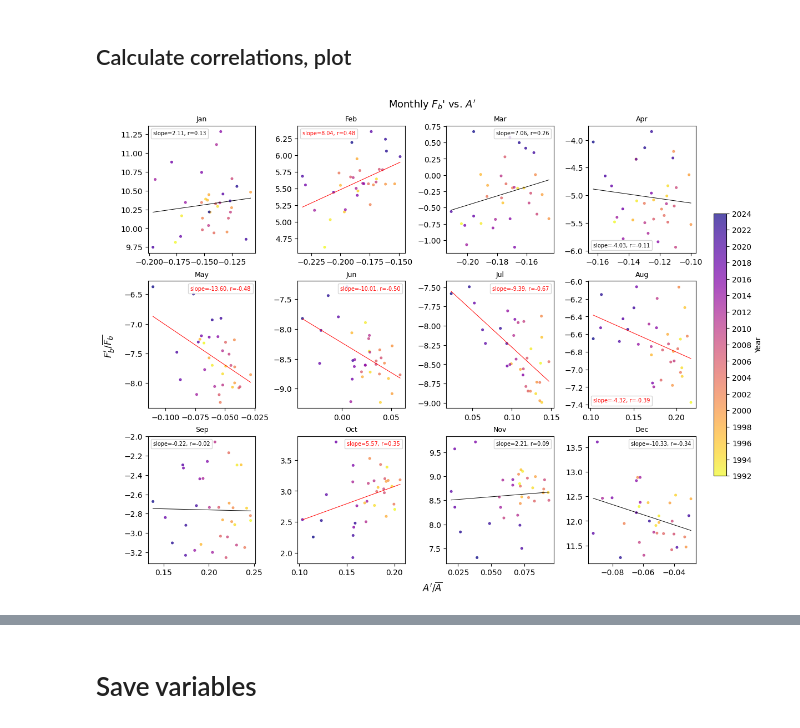
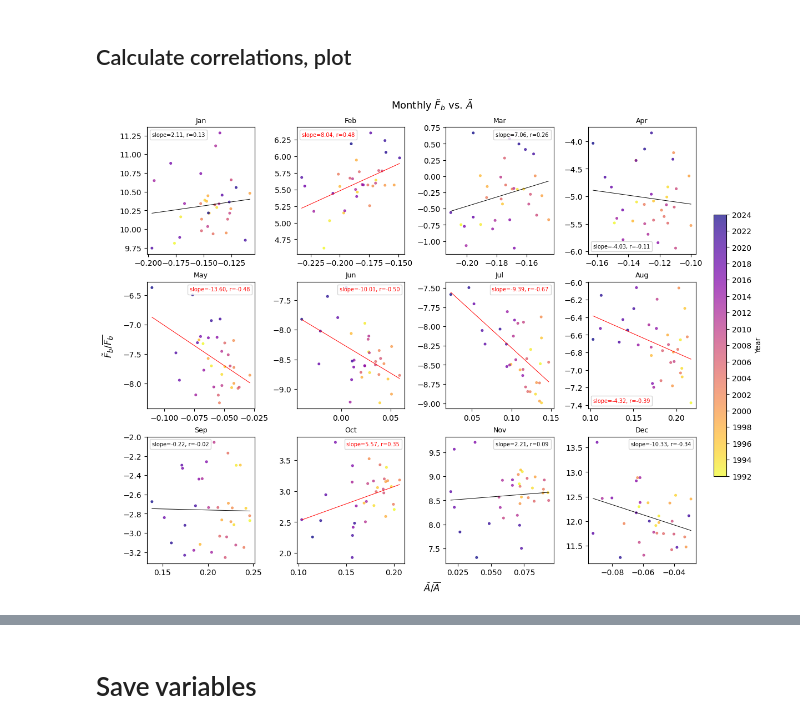
Before and after one commit to sarahhzhangg/ECCOV4r5_WMT, a Jupyter notebook: ECCO_WMT_paper_correlationcalc.ipynb, the cells around one changed output, grey strips where cells are left out. Cells and saved outputs as stored; diff of their text form; code cells hidden in the pictures.

```diff
--- a/ECCO_WMT_paper_correlationcalc.ipynb
+++ b/ECCO_WMT_paper_correlationcalc.ipynb
@@ -48,9 +36,5 @@ v4r5_fp = '/export/data1/szhang6/ECCO2/LLC90/v4r5_monthly/'
 # %%
-use_iters = []
-
-pattern = "EXFempmr.*.data"
-
-# Construct the full path pattern
+pattern = "oceQnet.*.data"
 full_path_pattern = os.path.join(v4r5_fp, pattern)
 
 # List files matching the pattern
@@ -65,7 +49,7 @@ last hour interval: 0000288540 (2024-11-30 00:00:00)
 num iterations saved:  395
 # %%
 var_pop = ['sst','sss','sfc_hflux_coupler','pme_river','melt']
-ecco_vars = ['THETA', 'SALT', 'oceQnet', 'EXFempmr', 'oceFWflx', 'SIatmFW']
+ecco_vars = ['THETA', 'SALT', 'oceQnet', 'oceFWflx', 'SIatmFW']
 
 file_vars = {'sst': 'THETA',
             'sss': 'SALT',
@@ -73,7 +57,7 @@ file_vars = {'sst': 'THETA',
             'pme_river': 'oceFWflx',
             'melt': ['oceFWflx', 'SIatmFW']}
 
-# THIS VERSION ASSUMES OUTPUTS ARE ALREADY MONTHLY MEANS
+# ASSUMES OUTPUTS ARE ALREADY MONTHLY MEANS
 monthly_mean = {}
 for ecco_varname in ecco_vars:
     variable_monthly_means = {}
@@ -85,6 +69,5 @@ for ecco_varname in ecco_vars:
         variable_monthly_means[yr_month] = daily_vals
 
     monthly_mean[ecco_varname] = variable_monthly_means
-
 monthly_mean.keys()
 # %% [output]
@@ -120,10 +94,10 @@ basins.shape
 # %%
-########## using .data grid files
 grid_fp = '/home/dmenemen/eady-data1/grid/ECCO_V4r5/'
 ecco_XC = ecco.read_llc_to_tiles(grid_fp, 'XC.data', less_output=True)
 ecco_YC = ecco.read_llc_to_tiles(grid_fp, 'YC.data', less_output=True)
 ecco_RAC = ecco.read_llc_to_tiles(grid_fp, 'RAC.data', less_output=True)
-projected_dummy_area = ecco.plot_proj_to_latlon_grid(ecco_XC, ecco_YC, ecco_RAC, show_colorbar=True, show_land=False, dx=grid_size, dy=grid_size);
+projected_dummy_area = ecco.plot_proj_to_latlon_grid(ecco_XC, ecco_YC, ecco_RAC, show_colorbar=True,
+                                                     show_land=False, dx=grid_size, dy=grid_size);
 
 X, Y = projected_dummy_area[4], projected_dummy_area[5]
 
@@ -173,7 +140,6 @@ Fdens_salt = np.zeros((Nt,a,b))
 Fdens_si = np.zeros((Nt,a,b))
 # %%
 cp = 3994 # specific heat at constant pressure
-mask = SO
 
 for f in range(Nt):
     s = gsw.SA_from_SP(np.squeeze(R[var_pop[1]][f]) *  SO,1,X,Y)  # sss
@@ -181,18 +147,16 @@ for f in range(Nt):
     hf = np.squeeze(R[var_pop[2]][f]) *  SO # heat flux
     fw = np.squeeze(R[var_pop[3]][f]) *  SO  # var_pop[3] = 'pme_river' -> p - e + river -> freshwater flux?
     si = np.squeeze(R[var_pop[4]][f]) *  SO
-    hem_area = area1 *  SO
+    hem_area = area.copy() *  SO
 
     # gsw.rho_alpha_beta calculates in-situ density, thermal expansion coefficient, and saline contraction coefficient
     # of seawater from Absolute Salinity and Conservative Temperature
     rho[f,:,:], alpha[f,:,:], beta[f,:,:] = gsw.rho_alpha_beta(s,t,p) # p = 2000, defined in the beginning
 
-    # these are the terms in equation 6
-    Fdens_heat[f,:,:] =  (- alpha[f,:,:] / cp * hf)*hem_area # first term
-    Fdens_salt[f,:,:] =  (- beta[f,:,:] /1000 * s * fw * 1032)*hem_area # second term (rho0 = 1032, rhoFW = 1000)
-    Fdens_si[f,:,:] =  (- beta[f,:,:] /1000 * s * si * 1032)*hem_area # second term, but just SI contribution (rho0 = 1032, rhoFW = 1000)
+    Fdens_heat[f,:,:] =  (- alpha[f,:,:] / cp * hf) * hem_area # first term
+    Fdens_salt[f,:,:] =  (- beta[f,:,:] / 1000 * s * fw * rho0) * hem_area # second term (rho0 = 1032, rhoFW = 1000)
+    Fdens_si[f,:,:] =  (- beta[f,:,:] / 1000 * s * si * rho0) * hem_area # second term, but just SI contribution (rho0 = 1032, rhoFW = 1000)
 
-    # use equation 5 to calculate WMT
     trans[f,:,:] = v4r5_wmt_func.calculate_transformation_rate(rho[f,:,:], hem_area, SO, rholevs,Fdens_heat[f,:,:], Fdens_salt[f,:,:])
     trans_si[f,:,:] = v4r5_wmt_func.calculate_transformation_rate(rho[f,:,:], hem_area, SO, rholevs,Fdens_heat[f,:,:], Fdens_si[f,:,:])
 
@@ -363,37 +319,37 @@ Aprime_Fprime_monthly_pvals = {}
 
 for m in range(1, 13):
     ax = axes[m - 1]
     mask = ecco_areas_df_wyear['month'] == m
     x = monthly_Aprime_over_Abar[mask]
     y = monthly_Fprime_over_Fbar[mask]
     yr = years[mask].values
 
     sc = ax.scatter(x, y, c=yr, cmap='plasma_r', s=7, alpha=0.7,
                     vmin=vmin, vmax=vmax)
 
     slope, intercept, r, p, _ = stats.linregress(x, y)
     # SAVE FOR np.savez LATER:
     Aprime_Fprime_monthly_slopes[m] = slope
     Aprime_Fprime_monthly_rs[m] = r
     Aprime_Fprime_monthly_pvals[m] = p
 
     color = 'red' if p < 0.05 else 'black'
     x_fit = np.linspace(x.min(), x.max(), 100)
     ax.plot(x_fit, slope * x_fit + intercept, color=color, linewidth=0.7)
     ax.plot([], [], color=color, label=f'slope={slope:.2f}, r={r:.2f}')
     ax.legend(fontsize=7, handlelength=0, handletextpad=0,
               labelcolor=color, frameon=True)
     ax.set_title(month_names[m - 1], fontsize=9)
 
-fig.suptitle(r"Monthly $F_b$' vs. $A'$", fontsize=13)
+fig.suptitle(r"Monthly $\tilde{F}_b$ vs. $\tilde{A}$", fontsize=13)
 cbar = fig.colorbar(sc, ax=axes, orientation='vertical', pad=0.02, shrink=0.6,
                     ticks=np.arange(vmin, vmax+1, 2))
 cbar.set_label('Year')
-fig.supxlabel(r"$A'/\overline{A}$")
-fig.supylabel(r"$F_b'/\overline{F_b}$")
+fig.supxlabel(r"$\tilde{A}/\overline{A}$")
+fig.supylabel(r"$\tilde{F}_b/\overline{F_b}$")
 plt.show()
 # %% [output]
-[figure, old version]
+[figure, new version]
 # %%
 fig1, axes1 = plt.subplots(3, 4, figsize=(12, 9), constrained_layout=True)
 axes1 = axes1.flatten()
```
Also changed, not shown: parts of 15 cells of this notebook, 12 other files.
